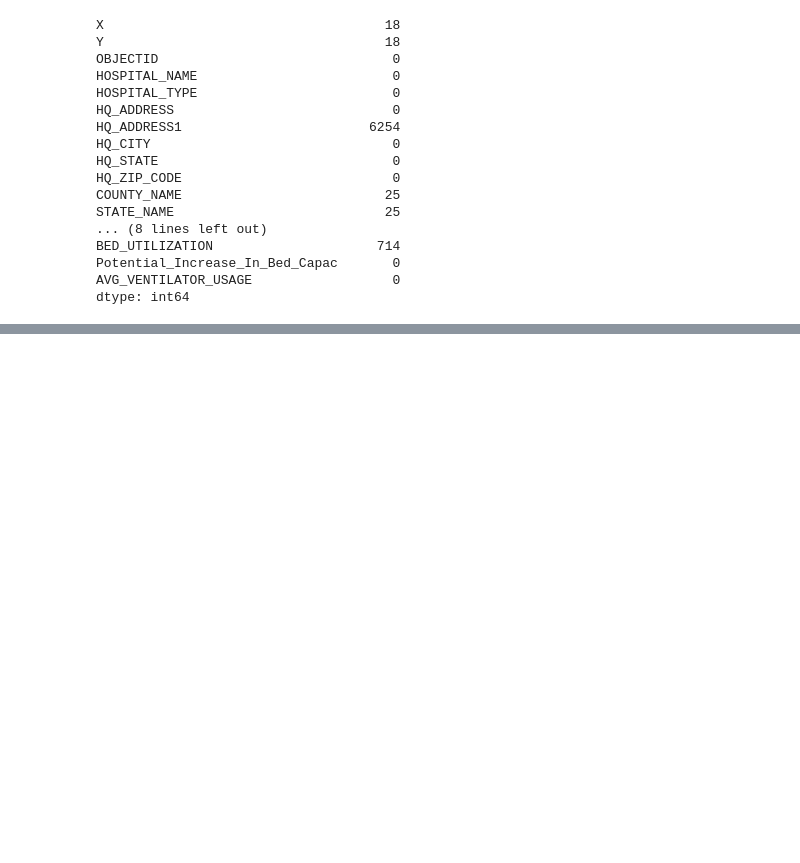
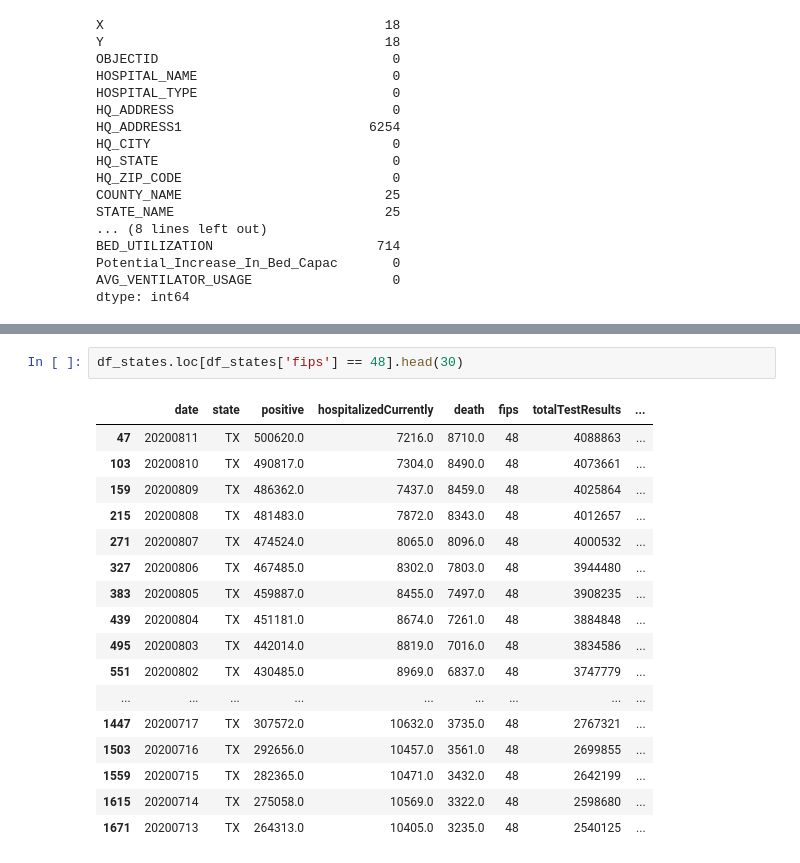
Before and after one commit to elizabethqiu/2020-wwcode-dshackathon-covid19ml, a Jupyter notebook: wwwcode-hackathon.ipynb, the cells around one changed output, grey strips where cells are left out. Drawn from its saved outputs; the diff is of its cells as text; blank space fills up the shorter version.

```diff
--- a/wwwcode-hackathon.ipynb
+++ b/wwwcode-hackathon.ipynb
@@ -305,0 +355,20 @@ df_states.join(df_total_hospital_beds.set_index(['STATE_FIPS'], verify_integrity
+# %%
+df_states.loc[df_states['fips'] == 48].head(30)
+# %% [output]
+|  | date | state | positive | hospitalizedCurrently | death | fips | totalTestResults | ... |
+| 47 | 20200811 | TX | 500620.0 | 7216.0 | 8710.0 | 48 | 4088863 | ... |
+| 103 | 20200810 | TX | 490817.0 | 7304.0 | 8490.0 | 48 | 4073661 | ... |
+| 159 | 20200809 | TX | 486362.0 | 7437.0 | 8459.0 | 48 | 4025864 | ... |
+| 215 | 20200808 | TX | 481483.0 | 7872.0 | 8343.0 | 48 | 4012657 | ... |
+| 271 | 20200807 | TX | 474524.0 | 8065.0 | 8096.0 | 48 | 4000532 | ... |
+| 327 | 20200806 | TX | 467485.0 | 8302.0 | 7803.0 | 48 | 3944480 | ... |
+| 383 | 20200805 | TX | 459887.0 | 8455.0 | 7497.0 | 48 | 3908235 | ... |
+| 439 | 20200804 | TX | 451181.0 | 8674.0 | 7261.0 | 48 | 3884848 | ... |
+| 495 | 20200803 | TX | 442014.0 | 8819.0 | 7016.0 | 48 | 3834586 | ... |
+| 551 | 20200802 | TX | 430485.0 | 8969.0 | 6837.0 | 48 | 3747779 | ... |
+| ... | ... | ... | ... | ... | ... | ... | ... | ... |
+| 1447 | 20200717 | TX | 307572.0 | 10632.0 | 3735.0 | 48 | 2767321 | ... |
+| 1503 | 20200716 | TX | 292656.0 | 10457.0 | 3561.0 | 48 | 2699855 | ... |
+| 1559 | 20200715 | TX | 282365.0 | 10471.0 | 3432.0 | 48 | 2642199 | ... |
+| 1615 | 20200714 | TX | 275058.0 | 10569.0 | 3322.0 | 48 | 2598680 | ... |
+| 1671 | 20200713 | TX | 264313.0 | 10405.0 | 3235.0 | 48 | 2540125 | ... |
```
Also changed, not shown: parts of 14 cells of this notebook.
